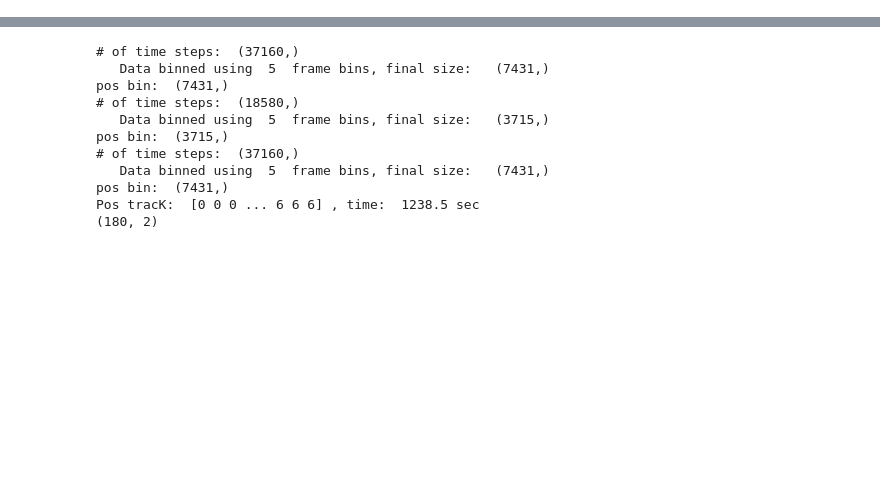
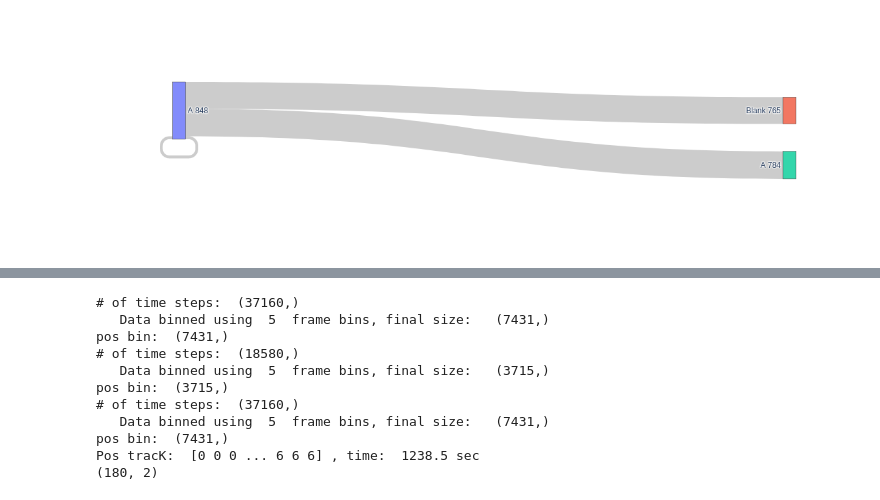
Before and after one commit to donatolab/manifolds, a Jupyter notebook: treadmill_steffen/treadmill_session_ave_correlations.ipynb, the cells around one changed output, grey strips where cells are left out. Cells and saved outputs as stored; diff of their text form; code cells hidden in the pictures; blank space fills up the shorter version.

```diff
--- a/treadmill_steffen/treadmill_session_ave_correlations.ipynb
+++ b/treadmill_steffen/treadmill_session_ave_correlations.ipynb
@@ -355,0 +30,16 @@ maxes:  (88,)
+# %%
+###################################################
+######## 2D/3D PLOTS: PCA VS. ... ###########
+###################################################
+
+from utils_steffen import show_cell_session_averages
+
+#
+experiment_id = 0
+session_ids = [0,1,2]
+up_phase = True
+reorder = False  # doesn't do anything now; imgs is NOT ordered by defaults
+imgs = show_cell_session_averages(experiment_id,
+                                   session_ids,
+                                   up_phase,
+                                 reorder)
@@ -355,0 +264,63 @@ maxes:  (88,)
+# %%
+###################################################################
+###################################################################
+###################################################################
+# find which cells are active in which sessions:
+# 0 and 1
+s01 = 0
+
+ss = []
+ctr=0
+for k in range(3):
+    for p in range(k+1,3,1):
+        print (k,p)
+        ss.append([])
+        for c in range(imgs[0].shape[0]):
+            if np.max(imgs[k][c])>0 and np.max(imgs[p][c])>0:
+                ss[ctr].append(c)
+        ctr+=1
+print ("# of comparisons: ", len(ss))
+
+
+
+#
+# cat: 0, dog: 1, domesticated: 2, female: 3, male: 4, wild: 5
+source = [0, 0, 1, 0,2]
+target = [1, 0, 1, 2,2]
+
+# find # of active cells in each epoch
+n = []
+for k in range(3):
+    n.append(np.where(imgs[k].sum(1)>0)[0].shape[0])
+
+print ("# of cells active in each segment: ", n)
+print ("# of interscetin cells: ", len(ss[0]), len(ss[1]), len(ss[2]))
+count = [
+    len(ss[0]),
+   n[0]-len(ss[0]),
+    n[1]-len(ss[0]),
+    len(ss[1]),
+    n[2]-len(ss[1])
+]
+
+print ("Diff 2: ", n[1]-len(ss[0]))
+label_list = ['A '+str(n[0])
+                #,
+              ,'Blank '+str(n[1]),
+              'A '+str(n[2]),
+              'A '+str(n[2]),
+              'A '+str(n[2]),
+
+             ]
+
+fig = go.Figure(data=[
+    go.Sankey(
+            node = {"label": label_list},
+            link = {"source": source,
+                    "target": target,
+                    "value": count}
+            )
+])
+plt.title("DON 4366, 20210228")
+fig.show()
+# %% [output]
@@ -355,0 +334 @@ maxes:  (88,)
+[figure, added]
```
Also changed, not shown: parts of 15 cells of this notebook, 2 other files.
